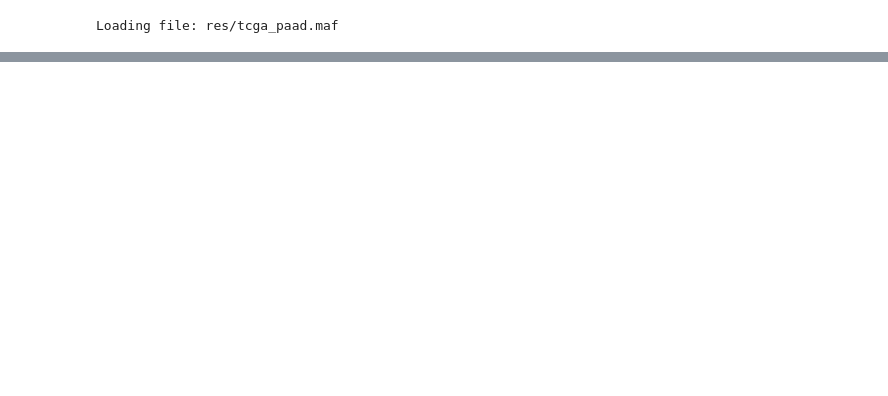
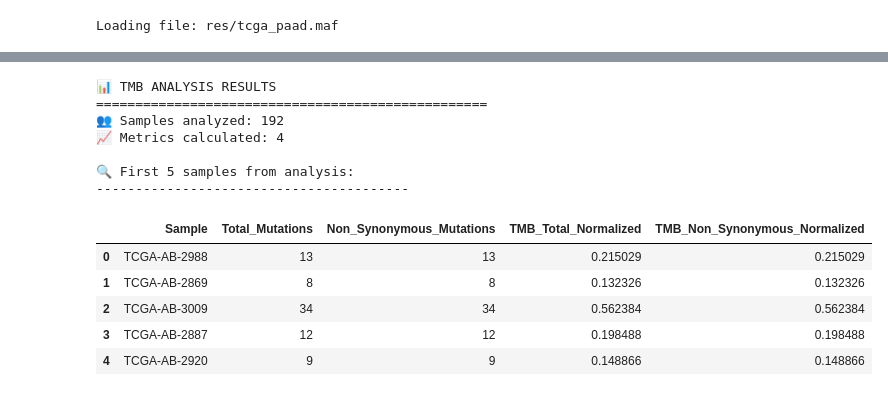
Before and after one commit to Molecular-Oncology-Group-UFV/PyMut, a Jupyter notebook: test_pymut.ipynb, the cells around one changed output, grey strips where cells are left out. Drawn from its saved outputs; the diff is of its cells as text; code cells hidden in the pictures; blank space fills up the shorter version.

```diff
--- a/test_pymut.ipynb
+++ b/test_pymut.ipynb
@@ -32,0 +61,6 @@ py_mutation.configure_high_quality_plots()
+# %%
+# Create directory for results
+output_dir = "results_tmb"
+os.makedirs(output_dir, exist_ok=True)
+
+print(f"📁 Output directory: {output_dir}")
@@ -32,0 +69,18 @@ py_mutation.configure_high_quality_plots()
+# %%
+# Run TMB analysis
+print("🧬 Running mutational burden analysis...")
+print("⏳ This may take a few moments...")
+
+try:
+    # Run TMB analysis with standard configuration for WES
+    results = py_mutation.calculate_tmb_analysis(
+        genome_size_bp=60456963,  # Standard size for WES
+        output_dir=output_dir,
+        save_files=True
+    )
+
+    print("✅ TMB analysis completed successfully!")
+
+except Exception as e:
+    print(f"❌ Error during TMB analysis: {e}")
+    results = None
@@ -32,0 +92,32 @@ py_mutation.configure_high_quality_plots()
+# %%
+if results:
+    # Get the results DataFrames
+    analysis_df = results['analysis']
+    statistics_df = results['statistics']
+
+    print("📊 TMB ANALYSIS RESULTS")
+    print("=" * 50)
+    print(f"👥 Samples analyzed: {len(analysis_df)}")
+    print(f"📈 Metrics calculated: {len(statistics_df)}")
+
+    # Show the first rows of the per-sample analysis
+    print("\n🔍 First 5 samples from analysis:")
+    print("-" * 40)
+    display(analysis_df.head())
+
+else:
+    print("❌ Could not obtain analysis results")
+# %% [output]
+📊 TMB ANALYSIS RESULTS
+==================================================
+👥 Samples analyzed: 192
+📈 Metrics calculated: 4
+
+🔍 First 5 samples from analysis:
+----------------------------------------
+|  | Sample | Total_Mutations | Non_Synonymous_Mutations | TMB_Total_Normalized | TMB_Non_Synonymous_Normalized |
+| 0 | TCGA-AB-2988 | 13 | 13 | 0.215029 | 0.215029 |
+| 1 | TCGA-AB-2869 | 8 | 8 | 0.132326 | 0.132326 |
+| 2 | TCGA-AB-3009 | 34 | 34 | 0.562384 | 0.562384 |
+| 3 | TCGA-AB-2887 | 12 | 12 | 0.198488 | 0.198488 |
+| 4 | TCGA-AB-2920 | 9 | 9 | 0.148866 | 0.148866 |
```
Also changed, not shown: parts of 11 cells of this notebook, 2 other files.
